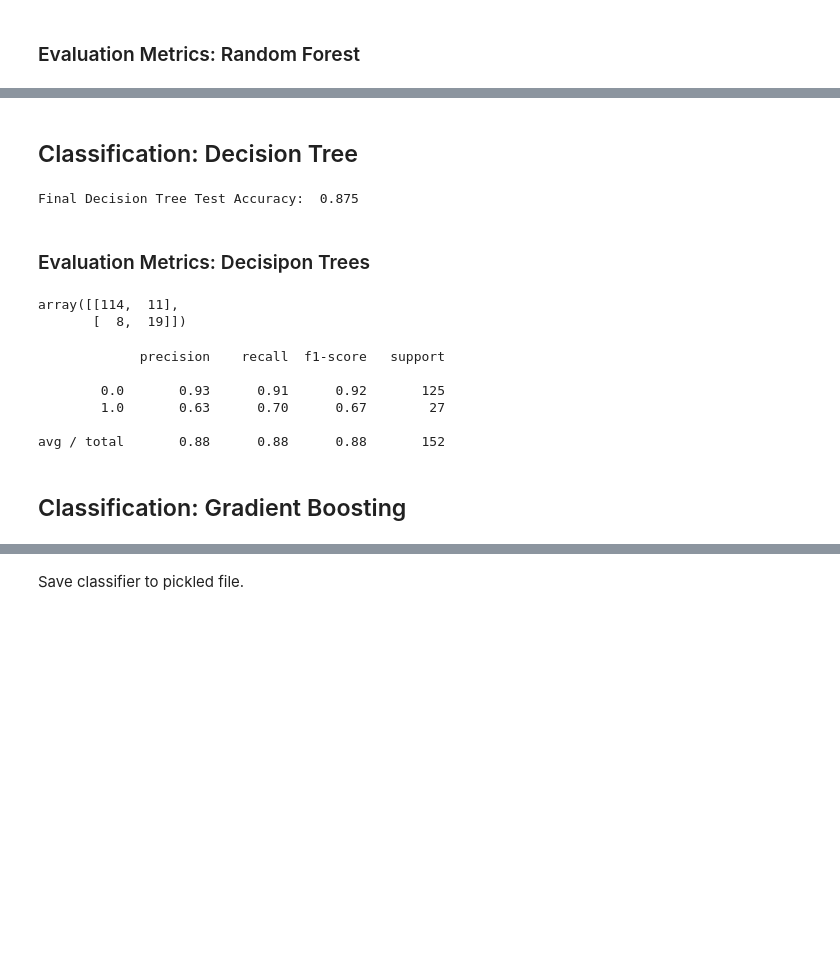
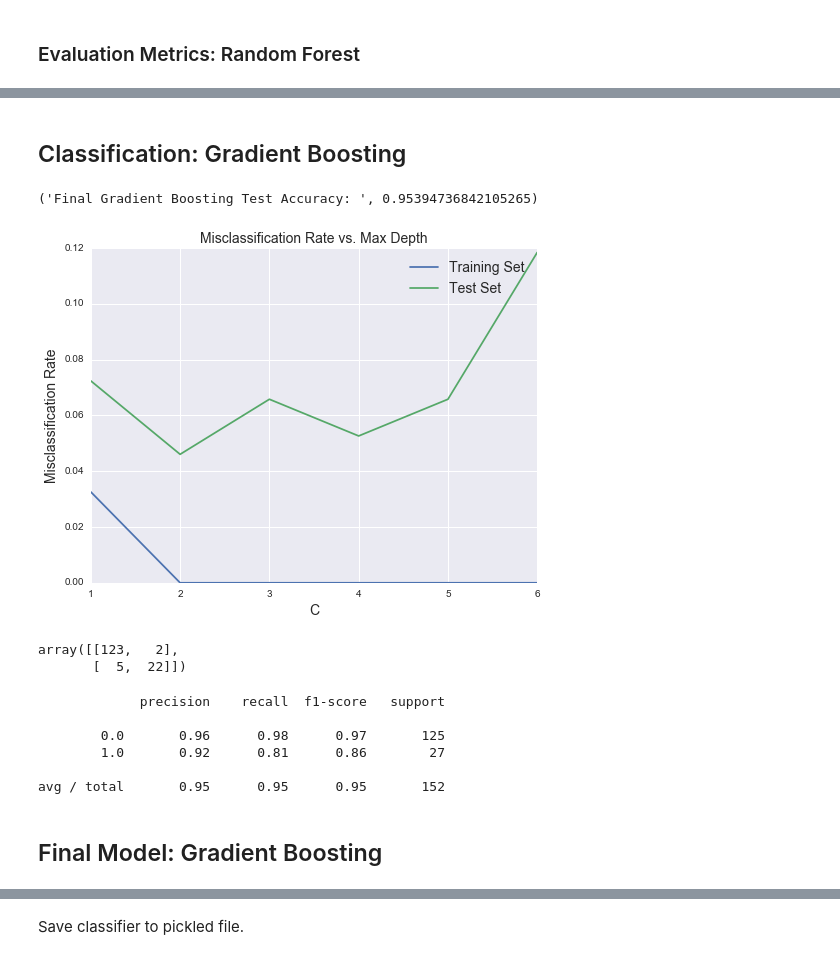
Before and after one commit to shouvikmani/Intelligent-Pothole-Detection, a Jupyter notebook: classification_road_conditions.ipynb, the cells around one changed output, grey strips where cells are left out. Saved outputs shown, nothing was run; the diff lists cells and outputs as text; code cells hidden in the pictures; blank space fills up the shorter version.

```diff
--- a/classification_road_conditions.ipynb
+++ b/classification_road_conditions.ipynb
@@ -280,57 +280,55 @@ avg / total       0.90      0.91      0.90       152
 # %% [markdown]
-## Classification: Decision Tree
+## Classification: Gradient Boosting
 # %%
-Cs = [1,2,3,4,5,6,7,8,9,10]
+Cs = [1,2,3,4,5,6]
 cvAccuracy = []
 trainMisclassRate = []
 testMisclassRate = []
 
+for c in Cs:
+    clf = GradientBoostingClassifier(max_depth=c)
+    scores = cross_val_score(clf, X,y, cv=5)
+    cvAccuracy.append(np.mean(scores))
+    clf.fit(X_train,y_train)
+    y_fitted = clf.predict(X_train)
+    y_pred = clf.predict(X_test)
+    trainMisclassRate.append(np.mean(y_fitted!=y_train))
+    testMisclassRate.append(np.mean(y_pred!=y_test))
+
+plt.figure(figsize=(8,6))
+plt.plot(Cs, trainMisclassRate, label="Training Set")
+plt.plot(Cs, testMisclassRate, label="Test Set")
+plt.legend(loc='upper right', fontsize=14)
+plt.title('Misclassification Rate vs. Max Depth', fontsize=14)
+plt.xlabel('C', fontsize=14)
+plt.ylabel('Misclassification Rate', fontsize=14)
+
+# Final Gradient Boosting Classifier
 X_train, X_test, y_train, y_test = train_test_split(X, y, test_size=0.33, random_state=0)
-
-# for c in Cs:
-#     clf = RandomForestClassifier(n_estimators=c)
-#     scores = cross_val_score(clf, X,y, cv=5)
-#     cvAccuracy.append(np.mean(scores))
-#     clf.fit(X_train,y_train)
-#     y_fitted = clf.predict(X_train)
-#     y_pred = clf.predict(X_test)
-#     trainMisclassRate.append(np.mean(y_fitted!=y_train))
-#     testMisclassRate.append(np.mean(y_pred!=y_test))
-
-# plt.figure(figsize=(8,6))
-# plt.plot(Cs, trainMisclassRate, label="Training Set")
-# plt.plot(Cs, testMisclassRate, label="Test Set")
-# plt.legend(loc='upper right', fontsize=14)
-# plt.title('Misclassification Rate vs. Trees', fontsize=14)
-# plt.xlabel('C', fontsize=14)
-# plt.ylabel('Misclassification Rate', fontsize=14)
-
-# Final Decision Trees Classifier
-clf = DecisionTreeClassifier()
+clf = GradientBoostingClassifier(max_depth = 2)
 clf.fit(X_train,y_train)
 y_pred = clf.predict(X_test)
 accuracy = np.mean(y_pred==y_test)
-print ("Final Decision Tree Test Accuracy: ", accuracy)
+print ("Final Gradient Boosting Test Accuracy: ", accuracy)
 # %% [output]
-Final Decision Tree Test Accuracy:  0.875
+('Final Gradient Boosting Test Accuracy: ', 0.95394736842105265)
+[figure, added]
-# %% [markdown]
-### Evaluation Metrics: Decisipon Trees
 # %%
 e = [1,2,3]
 b = [1,2,3]
 confusion_matrix(y_test, y_pred)
 # %% [output]
-array([[114,  11],
-       [  8,  19]])
+array([[123,   2],
+       [  5,  22]])
 # %%
 a = classification_report(y_test, y_pred)
 print (a)
 # %% [output]
              precision    recall  f1-score   support
 
-        0.0       0.93      0.91      0.92       125
-        1.0       0.63      0.70      0.67        27
+        0.0       0.96      0.98      0.97       125
+        1.0       0.92      0.81      0.86        27
 
-avg / total       0.88      0.88      0.88       152
+avg / total       0.95      0.95      0.95       152
 # %% [markdown]
-## Classification: Gradient Boosting
+## Final Model: Gradient Boosting
```
Also changed, not shown: parts of 16 cells of this notebook.
